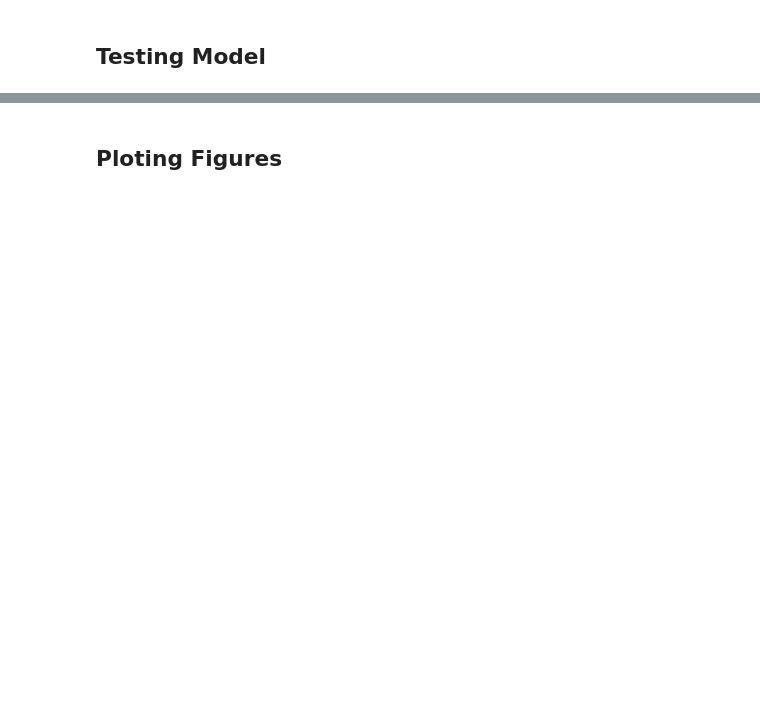
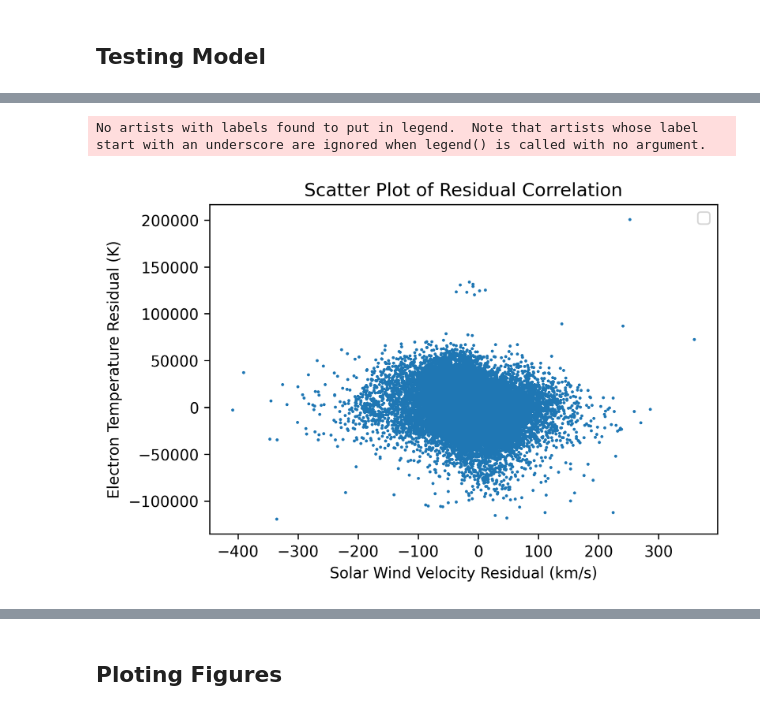
Before and after one commit to AyushmaanAggarwal/qtn-proj-ayu, a Jupyter notebook: cnn_wind.ipynb, the cells around one changed output, grey strips where cells are left out. Saved outputs shown, nothing was run; the diff lists cells and outputs as text; code cells hidden in the pictures; blank space fills up the shorter version.

```diff
--- a/cnn_wind.ipynb
+++ b/cnn_wind.ipynb
@@ -275,0 +320,12 @@ for name, size in sorted(((name, sys.getsizeof(value)) for name, value in locals
+# %%
+plt.figure(dpi=300, facecolor='w')
+plt.scatter(vsw, te, s=1)
+plt.title("Scatter Plot of Residual Correlation")
+plt.legend()
+plt.xlabel("Solar Wind Velocity Residual (km/s)")
+plt.ylabel("Electron Temperature Residual (K)")
+plt.savefig("plots/vsw_te_residual_correlation2.png", dpi=300)
+plt.show()
+# %% [output]
+No artists with labels found to put in legend.  Note that artists whose label start with an underscore are ignored when legend() is called with no argument.
+[figure, added]
```
Also changed, not shown: parts of 38 cells of this notebook.
